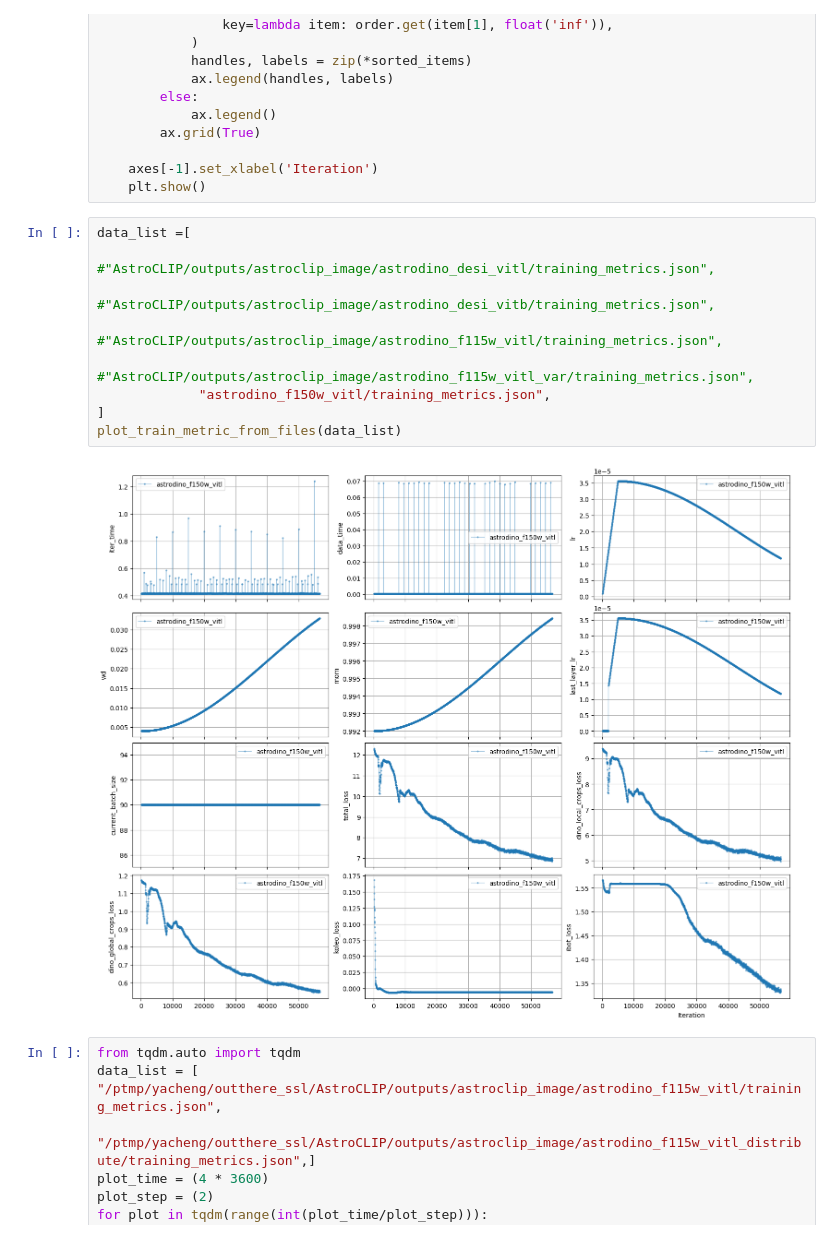
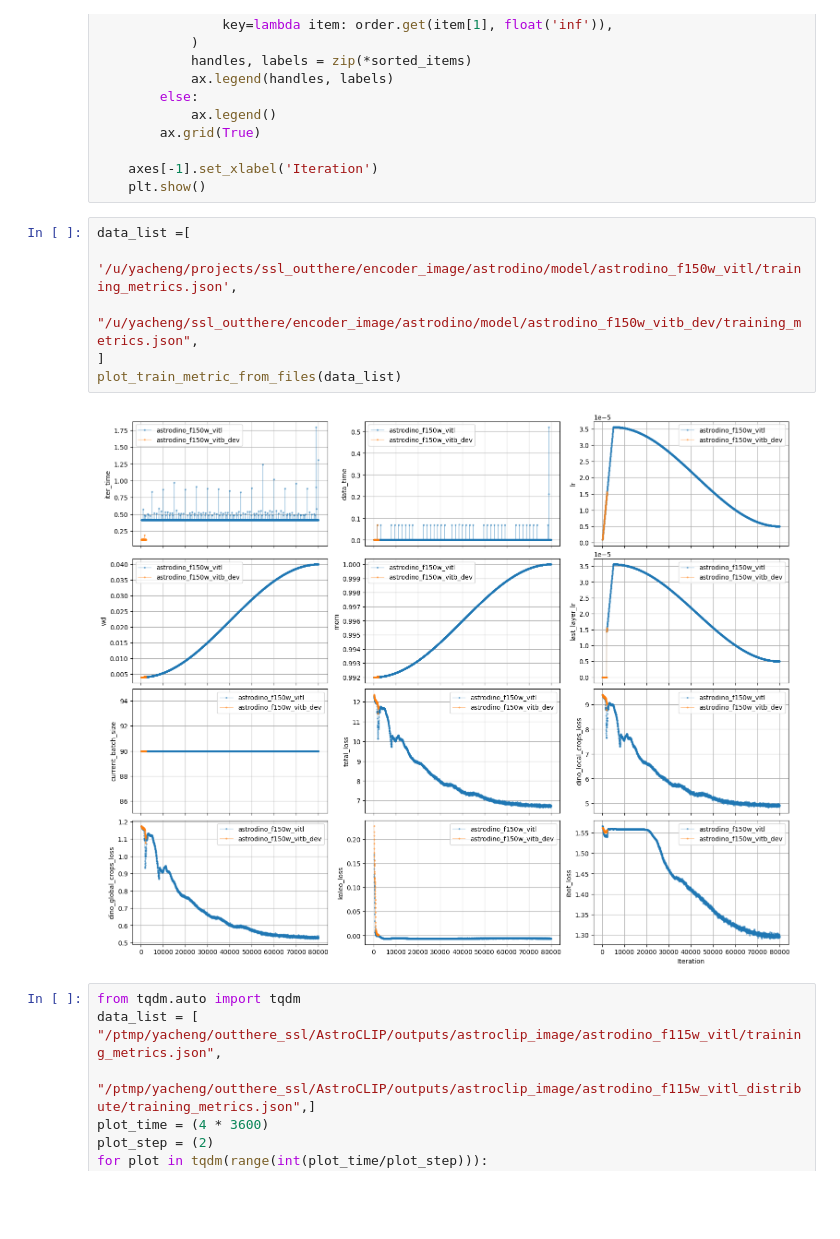
Before and after one commit to 2003cy/ssl_outthere, a Jupyter notebook: encoder_image/astrodino/model/check_train_metric.ipynb, the cells around one changed output. Saved outputs shown, nothing was run; the diff lists cells and outputs as text; blank space fills up the shorter version.

```diff
--- a/encoder_image/astrodino/model/check_train_metric.ipynb
+++ b/encoder_image/astrodino/model/check_train_metric.ipynb
@@ -76,15 +76,12 @@ def plot_train_metric_from_files(data_path_lis):
     plt.show()
 # %%
 data_list =[
-             #"AstroCLIP/outputs/astroclip_image/astrodino_desi_vitl/training_metrics.json",
-             #"AstroCLIP/outputs/astroclip_image/astrodino_desi_vitb/training_metrics.json",
-             #"AstroCLIP/outputs/astroclip_image/astrodino_f115w_vitl/training_metrics.json",
-             #"AstroCLIP/outputs/astroclip_image/astrodino_f115w_vitl_var/training_metrics.json",
-             "astrodino_f150w_vitl/training_metrics.json",
+            '/u/yacheng/projects/ssl_outthere/encoder_image/astrodino/model/astrodino_f150w_vitl/training_metrics.json',
+             "/u/yacheng/ssl_outthere/encoder_image/astrodino/model/astrodino_f150w_vitb_dev/training_metrics.json",
 ]
 plot_train_metric_from_files(data_list)
 # %% [output]
-[figure, old version]
+[figure, new version]
 # %%
 from tqdm.auto import tqdm
 data_list = [ "/ptmp/yacheng/outthere_ssl/AstroCLIP/outputs/astroclip_image/astrodino_f115w_vitl/training_metrics.json",
```
Also changed, not shown: 21 other files.
